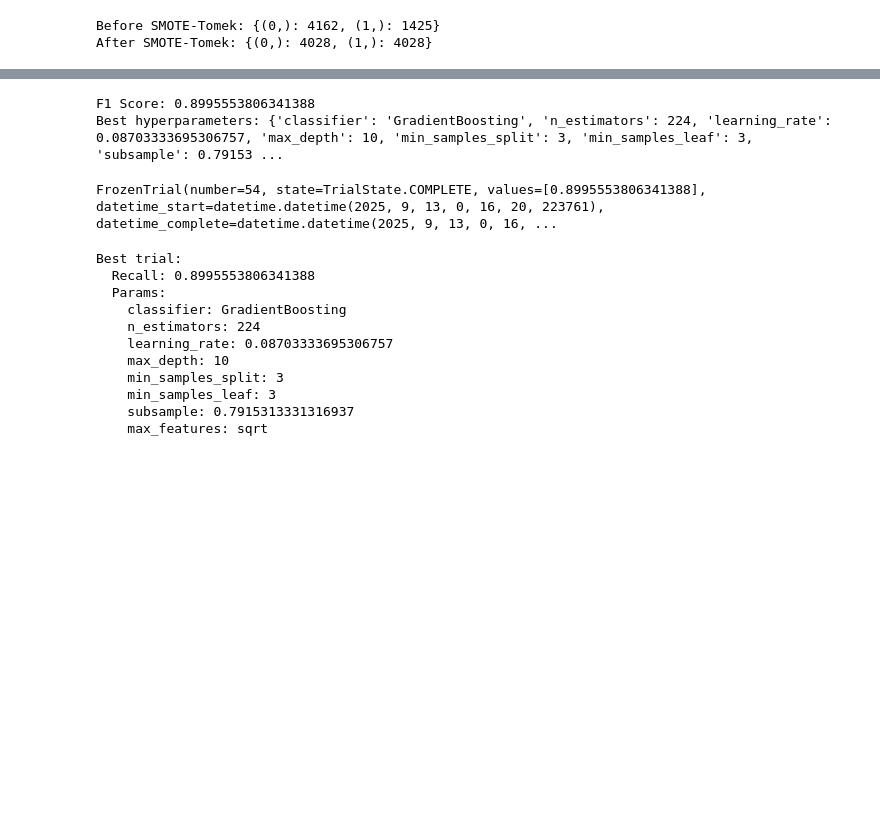
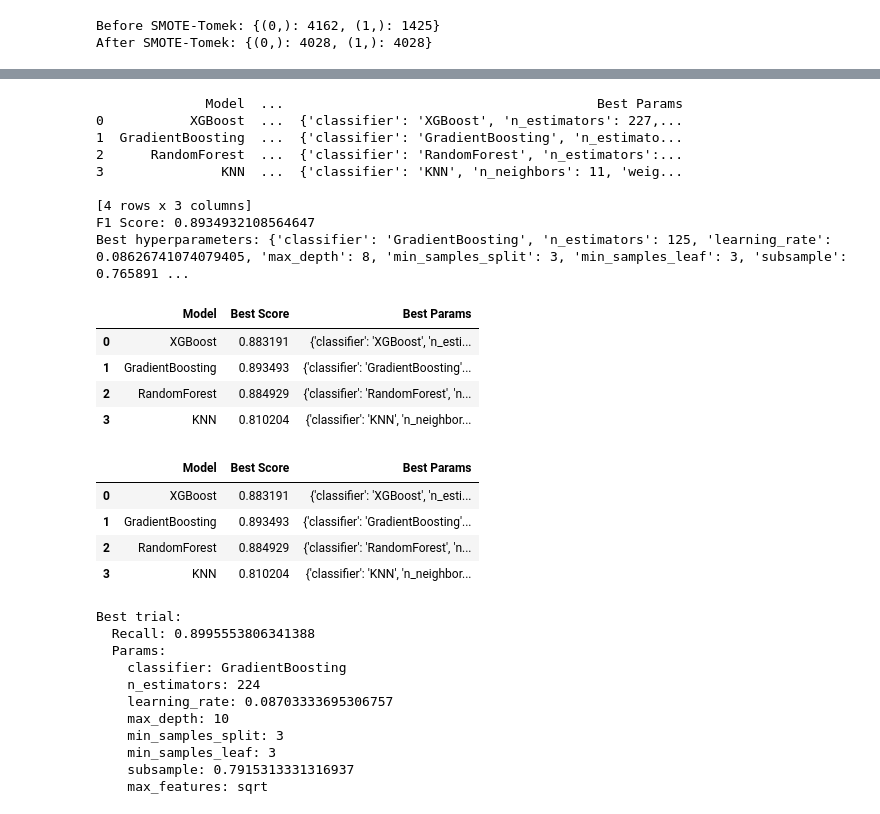
Before and after one commit to lintosunny/churn-x, a Jupyter notebook: ml/notebooks/model_training.ipynb, the cells around one changed output, grey strips where cells are left out. Cells and saved outputs as stored; diff of their text form; code cells hidden in the pictures; blank space fills up the shorter version.

```diff
--- a/ml/notebooks/model_training.ipynb
+++ b/ml/notebooks/model_training.ipynb
@@ -183,6 +183,7 @@ from sklearn.neighbors import KNeighborsClassifier
 from sklearn.tree import DecisionTreeClassifier
 from sklearn.metrics import make_scorer, f1_score
 from xgboost import XGBClassifier  # ✅ added
+from sklearn.metrics import recall_score
 
 def objective(trial):
     classifier = trial.suggest_categorical("classifier", [
@@ -258,12 +259,12 @@ def objective(trial):
         }
         model = XGBClassifier(**param)
 
-    f1_scorer = make_scorer(f1_score, average='macro')
-    return cross_val_score(model, X_train_resampled, y_train_resampled, cv=5, scoring=f1_scorer, n_jobs=-1).mean()
+    metric_scorer = make_scorer(recall_score, average='macro')
+    return cross_val_score(model, X_train_resampled, y_train_resampled, cv=5, scoring=metric_scorer, n_jobs=-1).mean()
 
 # Run Optuna
 study = optuna.create_study(direction="maximize")
-study.optimize(objective, n_trials=60)
+study.optimize(objective, n_trials=6)
 
 trial = study.best_trial
 
@@ -290,9 +281,38 @@ print("Best hyperparameters: {}".format(trial.params))
-F1 Score: 0.8995553806341388
-Best hyperparameters: {'classifier': 'GradientBoosting', 'n_estimators': 224, 'learning_rate': 0.08703333695306757, 'max_depth': 10, 'min_samples_split': 3, 'min_samples_leaf': 3, 'subsample': 0.79153 ...
+              Model  ...                                        Best Params
+0           XGBoost  ...  {'classifier': 'XGBoost', 'n_estimators': 227,...
+1  GradientBoosting  ...  {'classifier': 'GradientBoosting', 'n_estimato...
+2      RandomForest  ...  {'classifier': 'RandomForest', 'n_estimators':...
+3               KNN  ...  {'classifier': 'KNN', 'n_neighbors': 11, 'weig...
+
+[4 rows x 3 columns]
+F1 Score: 0.8934932108564647
+Best hyperparameters: {'classifier': 'GradientBoosting', 'n_estimators': 125, 'learning_rate': 0.08626741074079405, 'max_depth': 8, 'min_samples_split': 3, 'min_samples_leaf': 3, 'subsample': 0.765891 ...
+|  | Model | Best Score | Best Params |
+| 0 | XGBoost | 0.883191 | {'classifier': 'XGBoost', 'n_esti... |
+| 1 | GradientBoosting | 0.893493 | {'classifier': 'GradientBoosting'... |
+| 2 | RandomForest | 0.884929 | {'classifier': 'RandomForest', 'n... |
+| 3 | KNN | 0.810204 | {'classifier': 'KNN', 'n_neighbor... |
 # %%
-study.best_trial
+# Extract best per classifier
+best_results = {}
+for trial in study.trials:
+    clf = trial.params["classifier"]
+    if clf not in best_results or trial.value > best_results[clf]["score"]:
+        best_results[clf] = {"score": trial.value, "params": trial.params}
+
+# Convert to DataFrame
+df_results = pd.DataFrame([
+    {"Model": clf, "Best Score": res["score"], "Best Params": res["params"]}
+    for clf, res in best_results.items()
+])
+
+df_results
 # %% [output]
-FrozenTrial(number=54, state=TrialState.COMPLETE, values=[0.8995553806341388], datetime_start=datetime.datetime(2025, 9, 13, 0, 16, 20, 223761), datetime_complete=datetime.datetime(2025, 9, 13, 0, 16, ...
+|  | Model | Best Score | Best Params |
+| 0 | XGBoost | 0.883191 | {'classifier': 'XGBoost', 'n_esti... |
+| 1 | GradientBoosting | 0.893493 | {'classifier': 'GradientBoosting'... |
+| 2 | RandomForest | 0.884929 | {'classifier': 'RandomForest', 'n... |
+| 3 | KNN | 0.810204 | {'classifier': 'KNN', 'n_neighbor... |
 # %%
 from sklearn.metrics import classification_report
 
```
Also changed, not shown: parts of 1 cell of this notebook.
